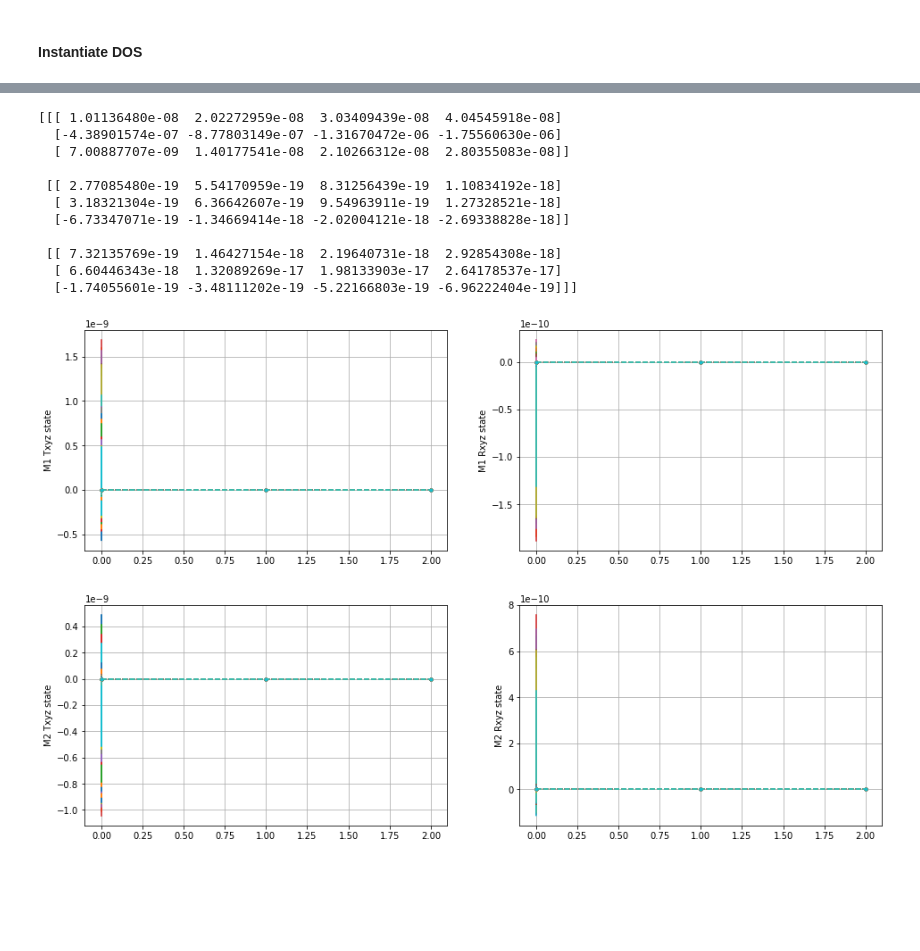
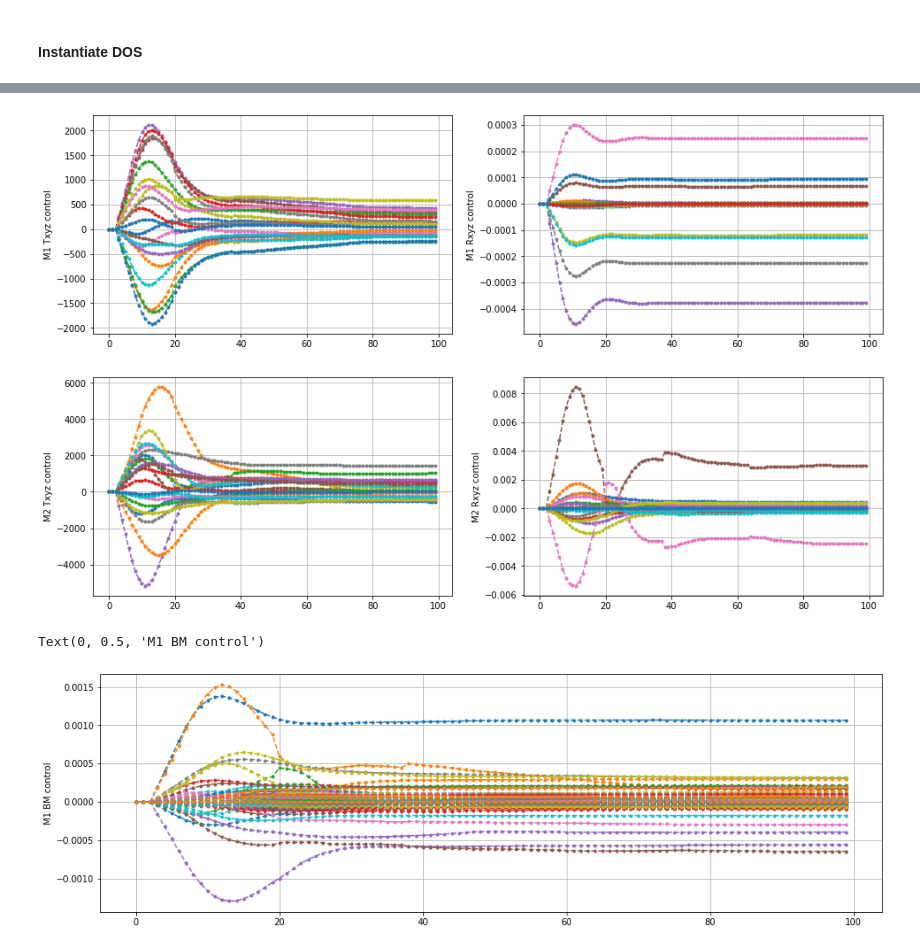
Before and after one commit to rconan/SIMCEO, a Jupyter notebook: shwfs_es.ipynb, the cells around one changed output, grey strips where cells are left out. Cells and saved outputs as stored; diff of their text form; code cells hidden in the pictures; blank space fills up the shorter version.

```diff
--- a/shwfs_es.ipynb
+++ b/shwfs_es.ipynb
@@ -25,9 +24,8 @@ updateReconst = True
 if (not path.exists(sim_folder+'/ReconstructorM.pickle')) or (updateReconst):
     # Open reconstructor pickle data file
     if(sim_folder == 'dos/SHWFS_ES'):
-        file = open('/Users/rromano/Workspace/GMT_AcO/Reconstructor/AcO_SHWFS_ES_Rec.pickle', 'rb')
-    elif(sim_folder == 'dos/SHWFS'):
-        file = open('/Users/rromano/Workspace/GMT_AcO/Reconstructor/AcO_SHWFS_Rec.pickle', 'rb')
+        RecAnalysis_folder = '/Users/rromano/Workspace/ActiveOptics/Reconstructor'
+        file = open(RecAnalysis_folder+'/AcO_SHWFS_ES_Rec.pickle', 'rb')
 
     RecDt = pickle.load(file)
 
@@ -37,7 +35,7 @@ if (not path.exists(sim_folder+'/ReconstructorM.pickle')) or (updateReconst):
         RecM = RecDt['RecM']
 
     Msimceo = np.zeros_like(RecM)
-    n_bm = (M.shape[0] - 84)//7
+    n_bm = (RecM.shape[0] - 84)//7
 
     for k in range (7):
         row_sel = np.hstack([np.arange(6)+6*k,
@@ -298,48 +326,55 @@ Text(0, 0.5, 'M1 BM states')
 # %%
 M1Txyz = sim.logs.entries['AcO_controller']['M1 Txyz'].timeSeries
 M1Rxyz = sim.logs.entries['AcO_controller']['M1 Rxyz'].timeSeries
-M1BM = sim.logs.entries['AcO_controller']['M1 BM'].timeSeries
 M2Txyz = sim.logs.entries['AcO_controller']['M2 Txyz'].timeSeries
 M2Rxyz = sim.logs.entries['AcO_controller']['M2 Rxyz'].timeSeries
+M1BM = sim.logs.entries['AcO_controller']['M1 BM'].timeSeries
 
-print(M1Txyz[1][:3,:,3:7])
+# [Segments, mode:XYZ, Timestamp]
+#print(M1Txyz[1][:3,:,3:7])
 
 # Plot mirror states
 import matplotlib.pyplot as plt
 
 plt.figure(figsize=(16,10))
 plt.subplot(221)
-plt.plot(*M1Txyz[1],'.--')
+for kmode in range(3):
+    for k in M1Txyz[1][:,kmode,:]:
+        plt.plot(k*1e6,'.--')
 plt.grid(True)
-plt.ylabel('M1 Txyz state')
+plt.ylabel('M1 Txyz control')
 
 plt.subplot(222)
-plt.plot(*M1Rxyz[1],'.--')
+for kmode in range(3):
+    for k in M1Rxyz[1][:,kmode,:]:
+        plt.plot(k,'.--')
 plt.grid(True)
-plt.ylabel('M1 Rxyz state')
+plt.ylabel('M1 Rxyz control')
 
 plt.figure(figsize=(16,10))
 plt.subplot(223)
-plt.plot(*M2Txyz[1],'.--')
+for kmode in range(3):
+    for k in M2Txyz[1][:,kmode,:]:
+        plt.plot(1e6*k,'.--')
 plt.grid(True)
-plt.ylabel('M2 Txyz state')
+plt.ylabel('M2 Txyz control')
 
 plt.subplot(224)
-plt.plot(*M2Rxyz[1],'.--')
+for kmode in range(3):
+    for k in M2Rxyz[1][:,kmode,:]:
+        plt.plot(k,'.--')
 plt.grid(True)
-plt.ylabel('M2 Rxyz state')
+plt.ylabel('M2 Rxyz control')
 plt.show()
+
+plt.figure(figsize=(16,5))
+for kmode in range(len(M1BM[1][0,:,0])):
+    for k in M1BM[1][:,kmode,:]:
+        plt.plot(k,'.--')
+plt.grid(True)
+plt.ylabel('M1 BM control')
 # %% [output]
-[[[ 1.01136480e-08  2.02272959e-08  3.03409439e-08  4.04545918e-08]
-  [-4.38901574e-07 -8.77803149e-07 -1.31670472e-06 -1.75560630e-06]
-  [ 7.00887707e-09  1.40177541e-08  2.10266312e-08  2.80355083e-08]]
-
- [[ 2.77085480e-19  5.54170959e-19  8.31256439e-19  1.10834192e-18]
-  [ 3.18321304e-19  6.36642607e-19  9.54963911e-19  1.27328521e-18]
-  [-6.73347071e-19 -1.34669414e-18 -2.02004121e-18 -2.69338828e-18]]
-
- [[ 7.32135769e-19  1.46427154e-18  2.19640731e-18  2.92854308e-18]
-  [ 6.60446343e-18  1.32089269e-17  1.98133903e-17  2.64178537e-17]
-  [-1.74055601e-19 -3.48111202e-19 -5.22166803e-19 -6.96222404e-19]]]
-[figure, old version]
+[figure, new version]
-[figure, old version]
+[figure, new version]
+Text(0, 0.5, 'M1 BM control')
+[figure, added]
```
Also changed, not shown: parts of 16 cells of this notebook, 2 other files.
